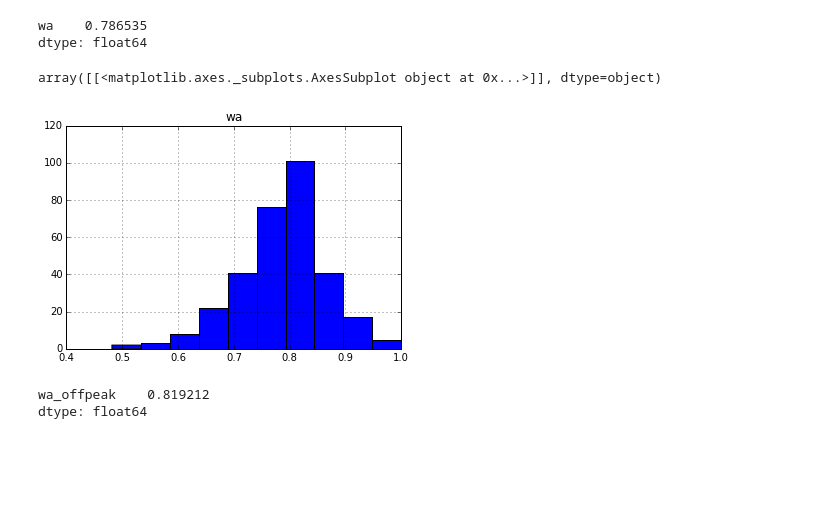
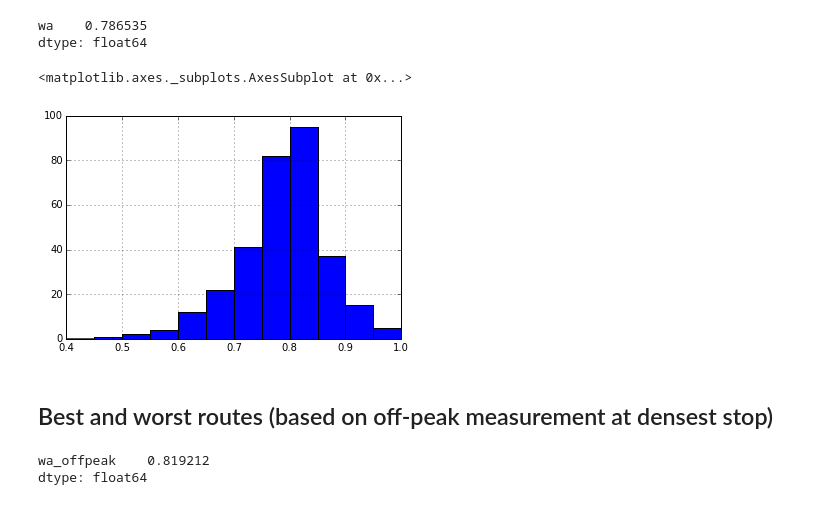
Before and after one commit to sarangof/Bus-Capstone, a Jupyter notebook: demonstration/wait_assessment_multiday.ipynb, the cells around one changed output. Drawn from its saved outputs; the diff is of its cells as text; code cells hidden in the pictures; blank space fills up the shorter version.

```diff
--- a/demonstration/common_metrics-week.ipynb
+++ b/demonstration/wait_assessment_multiday.ipynb
@@ -208,11 +186,14 @@ wa_df.mean()
 # %% [output]
 wa    0.786535
 dtype: float64
-# %%
-wa_df.hist()
-# %% [output]
-array([[<matplotlib.axes._subplots.AxesSubplot object at 0x...>]], dtype=object)
-[figure, removed]
+# %%
+# Show disribution of route performance
+wa_df.wa.hist(range=(0.4,1.0),bins=12)
+# %% [output]
+<matplotlib.axes._subplots.AxesSubplot at 0x...>
+[figure, added]
+# %% [markdown]
+## Best and worst routes (based on off-peak measurement at densest stop)
 # %%
 wa_offpeak_df = pd.DataFrame(columns=['wa_offpeak'])
 for route, stop in densest_stops.iteritems():
```
Also changed, not shown: parts of 63 cells of this notebook, 2 other files.
